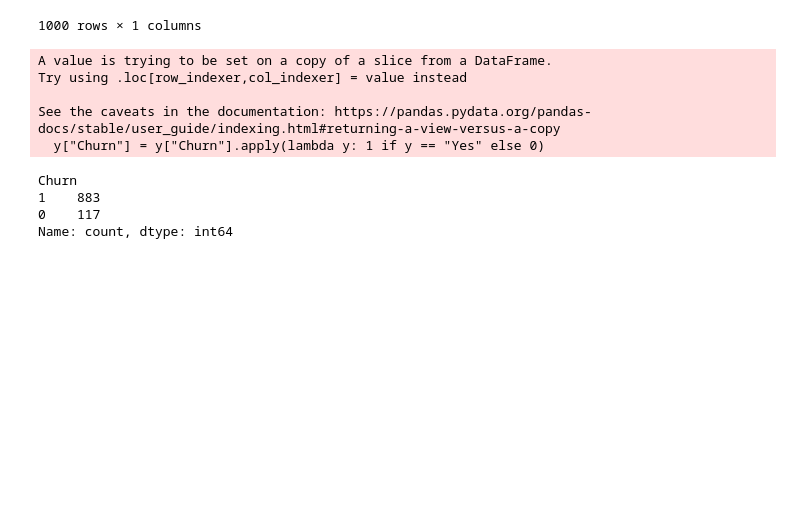
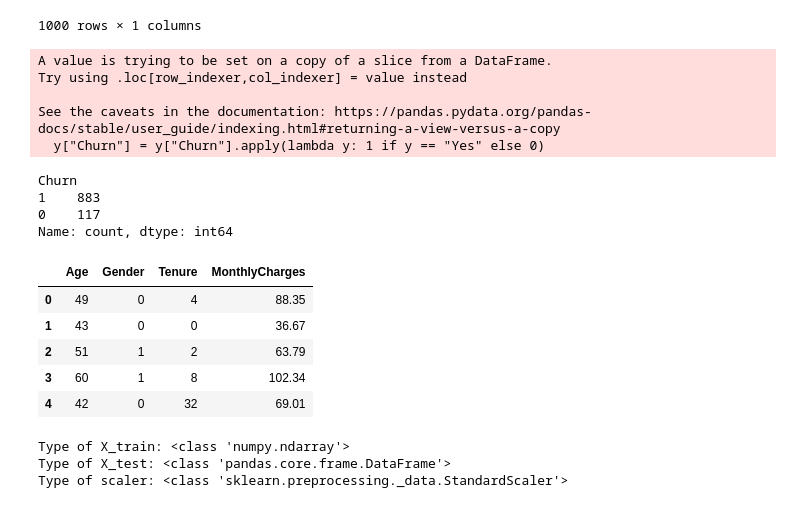
Before and after one commit to mohitt045/Customer-churn-predictor, a Jupyter notebook: notebook.ipynb, the cells around one changed output. Cells and saved outputs as stored; diff of their text form; code cells hidden in the pictures; blank space fills up the shorter version.

```diff
--- a/notebook.ipynb
+++ b/notebook.ipynb
@@ -290,0 +295,9 @@ Name: count, dtype: int64
+# %%
+X.head()
+# %% [output]
+|  | Age | Gender | Tenure | MonthlyCharges |
+| 0 | 49 | 0 | 4 | 88.35 |
+| 1 | 43 | 0 | 0 | 36.67 |
+| 2 | 51 | 1 | 2 | 63.79 |
+| 3 | 60 | 1 | 8 | 102.34 |
+| 4 | 42 | 0 | 32 | 69.01 |
@@ -290,0 +310,8 @@ Name: count, dtype: int64
+# %%
+print("Type of X_train:", type(X_train))
+print("Type of X_test:", type(X_test))
+print("Type of scaler:", type(scaler))
+# %% [output]
+Type of X_train: <class 'numpy.ndarray'>
+Type of X_test: <class 'pandas.core.frame.DataFrame'>
+Type of scaler: <class 'sklearn.preprocessing._data.StandardScaler'>
```
Also changed, not shown: parts of 5 cells of this notebook.
